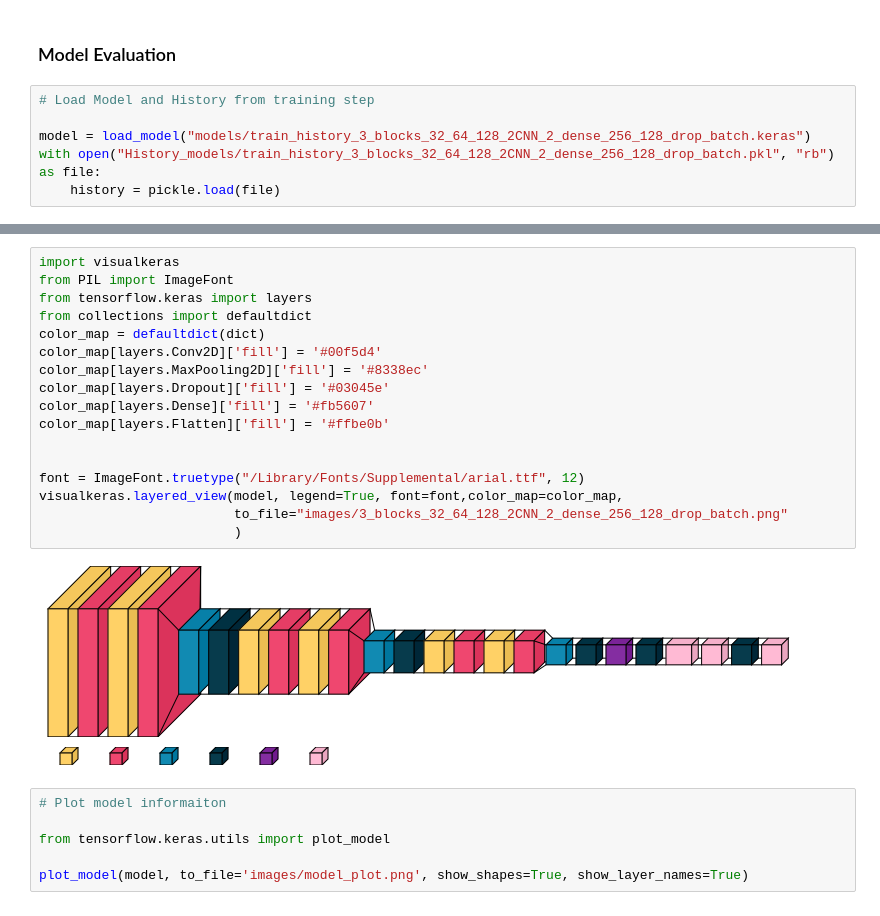
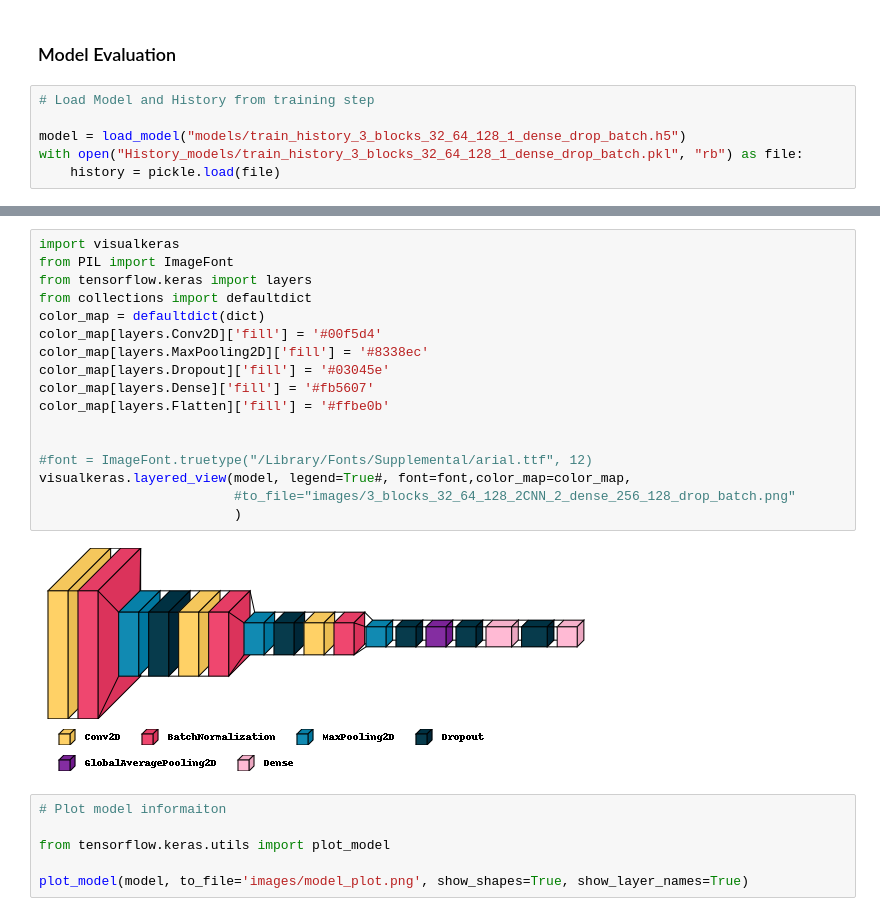
Before and after one commit to Silvano315/Animal-Recognition-App-for-Self-Driving-Cars, a Jupyter notebook: CNN_model.ipynb, the cells around one changed output, grey strips where cells are left out. Cells and saved outputs as stored; diff of their text form.

Commit message:
visualkeras fixed

```diff
--- a/CNN_model.ipynb
+++ b/CNN_model.ipynb
@@ -435,6 +435,6 @@ model.save("models/train_history_3_blocks_32_64_128_1_dense_drop_batch.keras")
 # %%
 # Load Model and History from training step
 
-model = load_model("models/train_history_3_blocks_32_64_128_2CNN_2_dense_256_128_drop_batch.keras")
-with open("History_models/train_history_3_blocks_32_64_128_2CNN_2_dense_256_128_drop_batch.pkl", "rb") as file:
+model = load_model("models/train_history_3_blocks_32_64_128_1_dense_drop_batch.h5")
+with open("History_models/train_history_3_blocks_32_64_128_1_dense_drop_batch.pkl", "rb") as file:
     history = pickle.load(file)
@@ -441,22 +443,22 @@ with open("History_models/train_history_3_blocks_32_64_128_2CNN_2_dense_256_128_
 # %%
 import visualkeras
 from PIL import ImageFont
 from tensorflow.keras import layers
 from collections import defaultdict
 color_map = defaultdict(dict)
 color_map[layers.Conv2D]['fill'] = '#00f5d4'
 color_map[layers.MaxPooling2D]['fill'] = '#8338ec'
 color_map[layers.Dropout]['fill'] = '#03045e'
 color_map[layers.Dense]['fill'] = '#fb5607'
 color_map[layers.Flatten]['fill'] = '#ffbe0b'
 
 
-font = ImageFont.truetype("/Library/Fonts/Supplemental/arial.ttf", 12)
-visualkeras.layered_view(model, legend=True, font=font,color_map=color_map,
-                         to_file="images/3_blocks_32_64_128_2CNN_2_dense_256_128_drop_batch.png"
+#font = ImageFont.truetype("/Library/Fonts/Supplemental/arial.ttf", 12)
+visualkeras.layered_view(model, legend=True#, font=font,color_map=color_map,
+                         #to_file="images/3_blocks_32_64_128_2CNN_2_dense_256_128_drop_batch.png"
                          )
 # %% [output]
-[figure, old version]
+[figure, new version]
 # %%
 # Plot model informaiton
 
```
Also changed, not shown: parts of 2 cells of this notebook.
